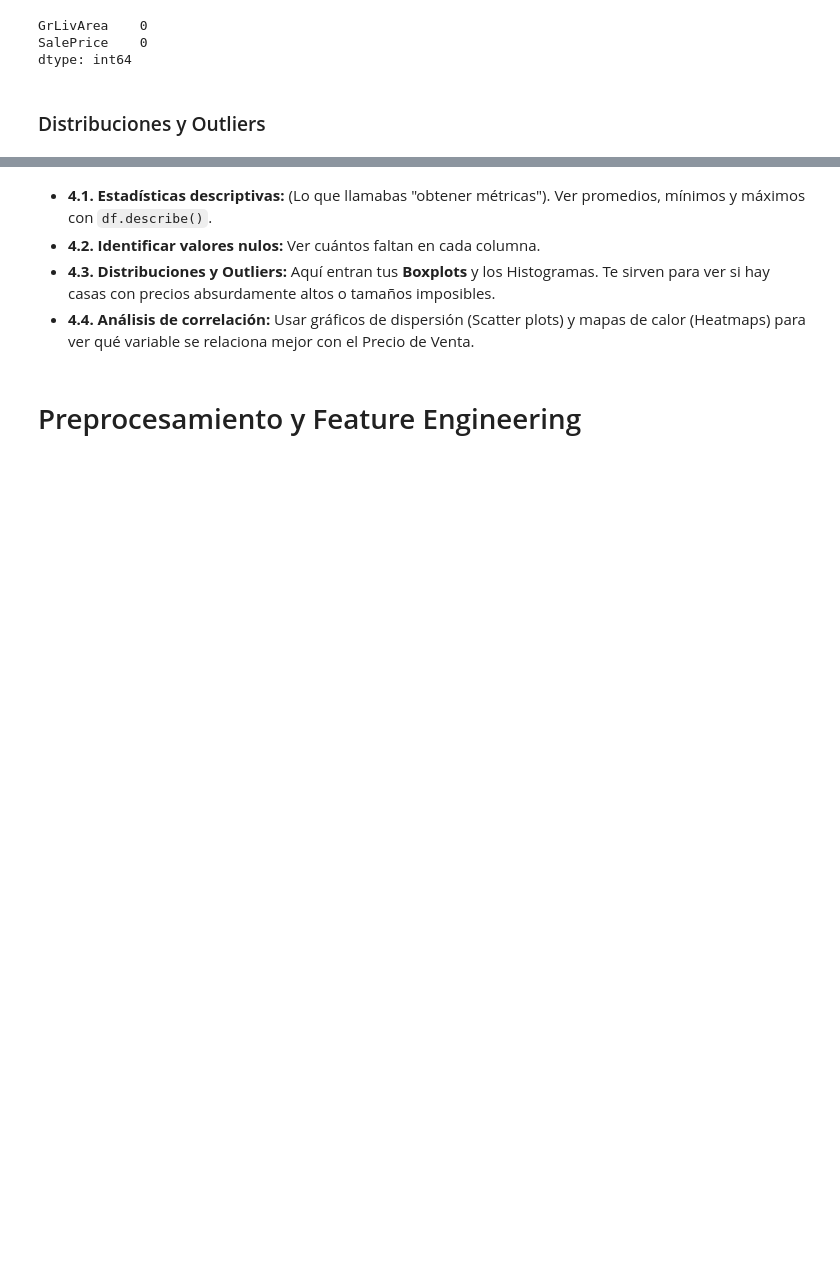
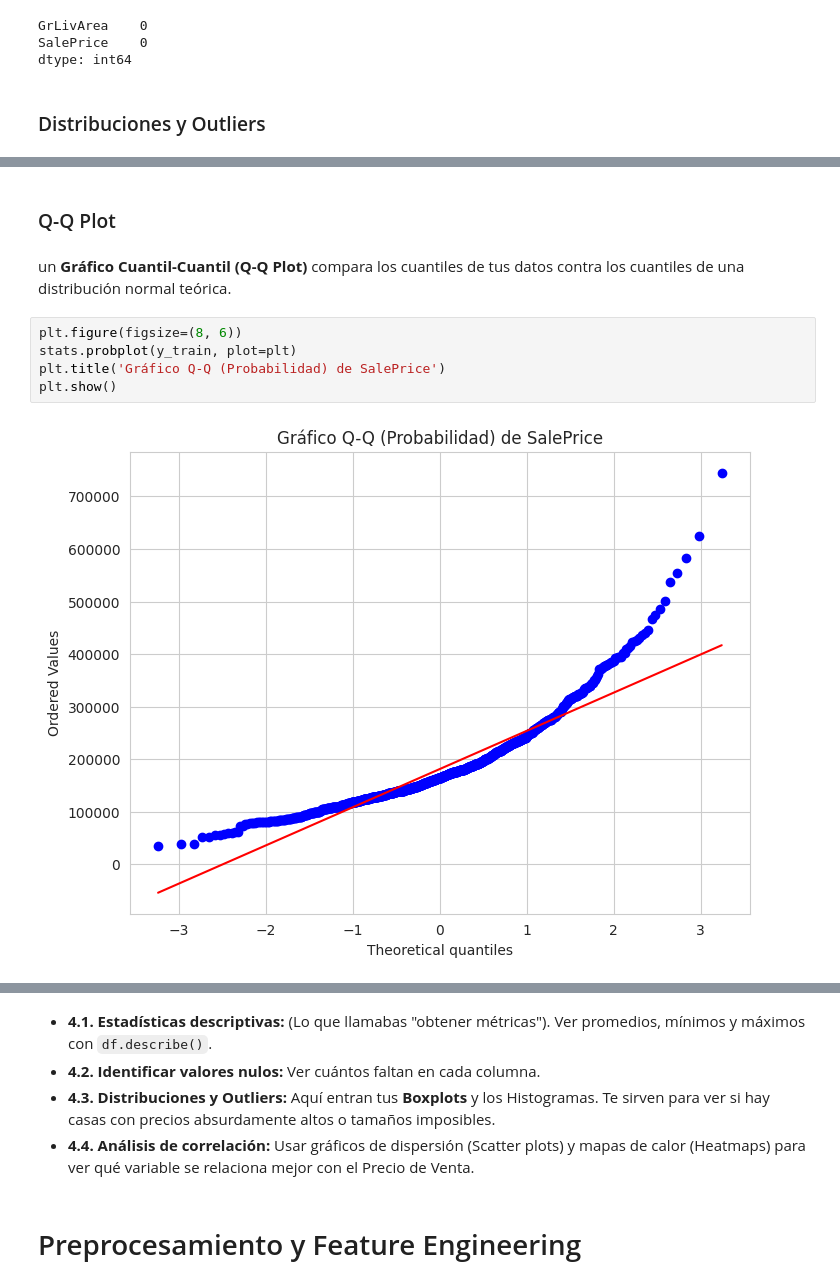
Before and after one commit to canischilensis/Ames-Housing-MLOps-Foundation, a Jupyter notebook: notebooks/Ames_Housing_Analysis.ipynb, the cells around one changed output, grey strips where cells are left out. Saved outputs shown, nothing was run; the diff lists cells and outputs as text; blank space fills up the shorter version.

```diff
--- a/notebooks/Ames_Housing_Analysis.ipynb
+++ b/notebooks/Ames_Housing_Analysis.ipynb
@@ -119,0 +211,11 @@ desc_df = stats.norm.pdf()
+# %% [markdown]
+### Q-Q Plot
+# %% [markdown]
+un **Gráfico Cuantil-Cuantil (Q-Q Plot)** compara los cuantiles de tus datos contra los cuantiles de una distribución normal teórica.
+# %%
+plt.figure(figsize=(8, 6))
+stats.probplot(y_train, plot=plt)
+plt.title('Gráfico Q-Q (Probabilidad) de SalePrice')
+plt.show()
+# %% [output]
+[figure, added]
```
Also changed, not shown: parts of 10 cells of this notebook.
